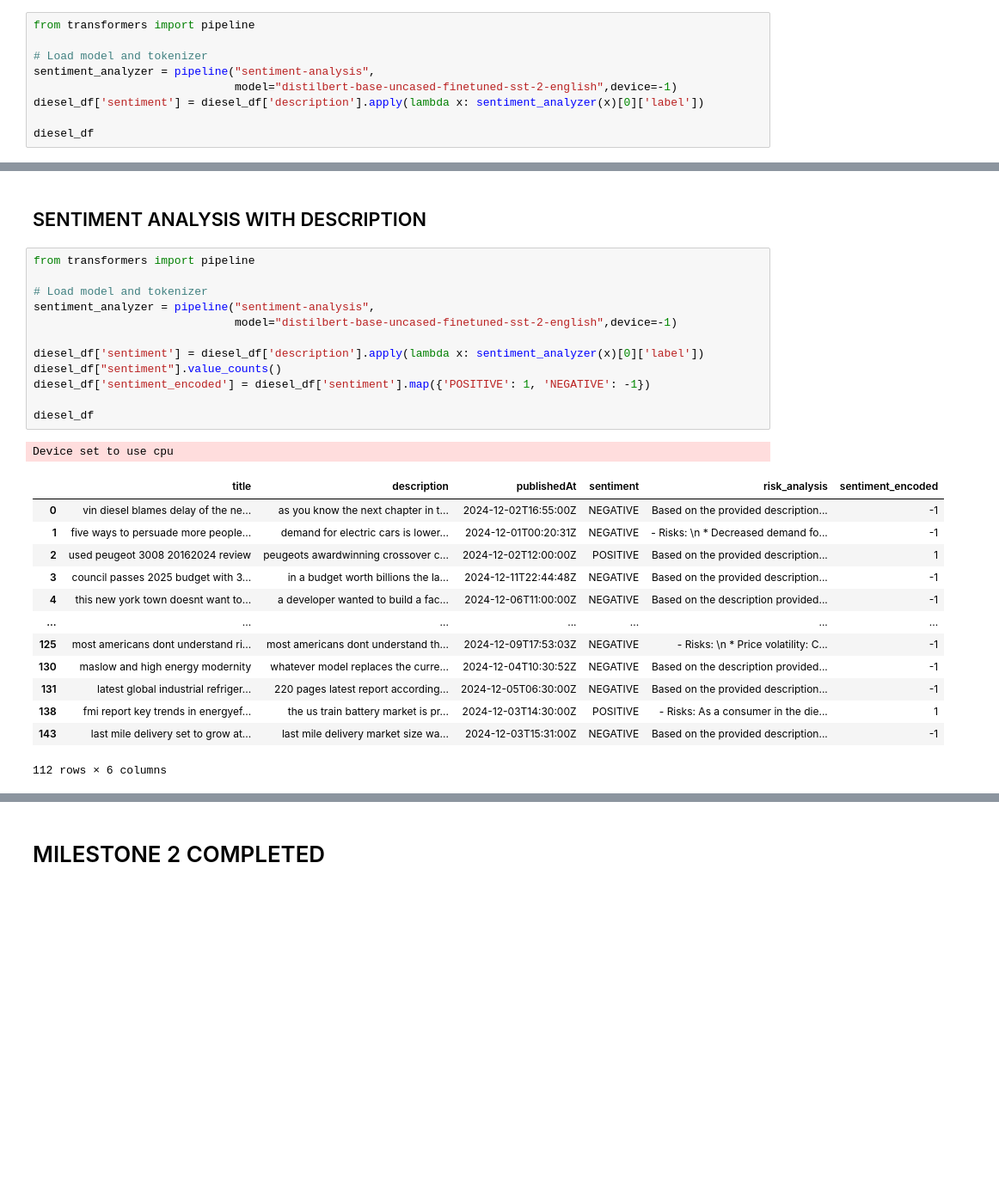
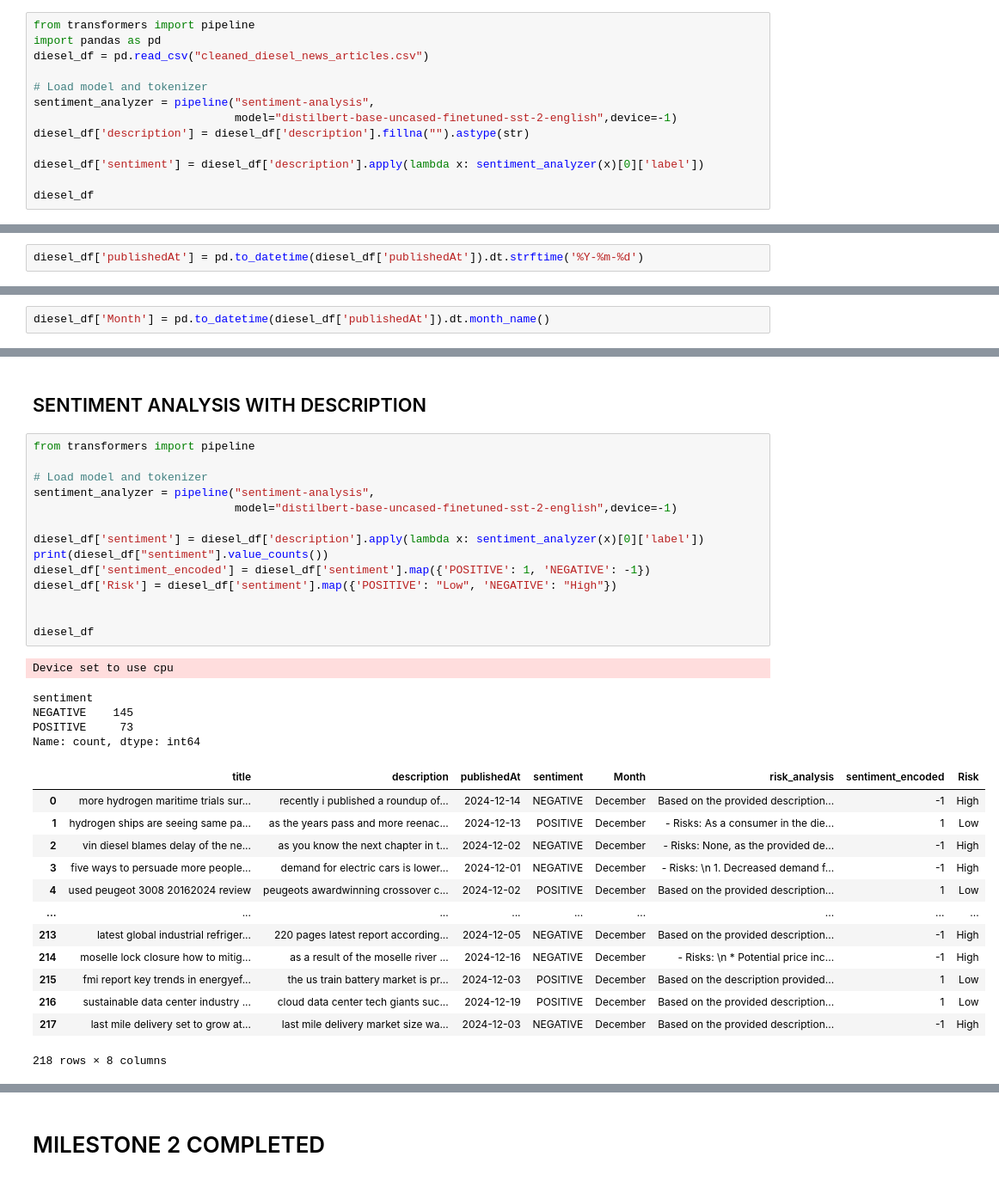
Before and after one commit to deepak12345678900/SupplyChainDisruption, a Jupyter notebook: MILESTONE2/diesel_supply_chain.ipynb, the cells around one changed output, grey strips where cells are left out. Shown at 86% size. Saved outputs shown, nothing was run; the diff lists cells and outputs as text; blank space fills up the shorter version.

```diff
--- a/MILESTONE2/diesel_supply_chain.ipynb
+++ b/MILESTONE2/diesel_supply_chain.ipynb
@@ -119,10 +119,14 @@ Diesel Data cleaned and saved.
 ## Sentiment Analysis for Diesel news articles
 # %%
 from transformers import pipeline
+import pandas as pd
+diesel_df = pd.read_csv("cleaned_diesel_news_articles.csv")
 
 # Load model and tokenizer
 sentiment_analyzer = pipeline("sentiment-analysis",
                               model="distilbert-base-uncased-finetuned-sst-2-english",device=-1)
+diesel_df['description'] = diesel_df['description'].fillna("").astype(str)
+
 diesel_df['sentiment'] = diesel_df['description'].apply(lambda x: sentiment_analyzer(x)[0]['label'])
 
 diesel_df
@@ -143,0 +148,2 @@ Device set to use cpu
+# %%
+diesel_df['publishedAt'] = pd.to_datetime(diesel_df['publishedAt']).dt.strftime('%Y-%m-%d')
@@ -143,0 +159,2 @@ Device set to use cpu
+# %%
+diesel_df['Month'] = pd.to_datetime(diesel_df['publishedAt']).dt.month_name()
@@ -225,27 +257,33 @@ diesel_df
 # %%
 from transformers import pipeline
 
 # Load model and tokenizer
 sentiment_analyzer = pipeline("sentiment-analysis",
                               model="distilbert-base-uncased-finetuned-sst-2-english",device=-1)
 
 diesel_df['sentiment'] = diesel_df['description'].apply(lambda x: sentiment_analyzer(x)[0]['label'])
-diesel_df["sentiment"].value_counts()
+print(diesel_df["sentiment"].value_counts())
 diesel_df['sentiment_encoded'] = diesel_df['sentiment'].map({'POSITIVE': 1, 'NEGATIVE': -1})
+diesel_df['Risk'] = diesel_df['sentiment'].map({'POSITIVE': "Low", 'NEGATIVE': "High"})
+
 
 diesel_df
 # %% [output]
 Device set to use cpu
+sentiment
+NEGATIVE    145
+POSITIVE     73
+Name: count, dtype: int64
-|  | title | description | publishedAt | sentiment | risk_analysis | sentiment_encoded |
-| 0 | vin diesel blames delay of the ne... | as you know the next chapter in t... | 2024-12-02T16:55:00Z | NEGATIVE | Based on the provided description... | -1 |
-| 1 | five ways to persuade more people... | demand for electric cars is lower... | 2024-12-01T00:20:31Z | NEGATIVE | - Risks: \n * Decreased demand fo... | -1 |
-| 2 | used peugeot 3008 20162024 review | peugeots awardwinning crossover c... | 2024-12-02T12:00:00Z | POSITIVE | Based on the provided description... | 1 |
-| 3 | council passes 2025 budget with 3... | in a budget worth billions the la... | 2024-12-11T22:44:48Z | NEGATIVE | Based on the provided description... | -1 |
-| 4 | this new york town doesnt want to... | a developer wanted to build a fac... | 2024-12-06T11:00:00Z | NEGATIVE | Based on the description provided... | -1 |
-| ... | ... | ... | ... | ... | ... | ... |
-| 125 | most americans dont understand ri... | most americans dont understand th... | 2024-12-09T17:53:03Z | NEGATIVE | - Risks: \n * Price volatility: C... | -1 |
-| 130 | maslow and high energy modernity | whatever model replaces the curre... | 2024-12-04T10:30:52Z | NEGATIVE | Based on the description provided... | -1 |
-| 131 | latest global industrial refriger... | 220 pages latest report according... | 2024-12-05T06:30:00Z | NEGATIVE | Based on the provided description... | -1 |
-| 138 | fmi report key trends in energyef... | the us train battery market is pr... | 2024-12-03T14:30:00Z | POSITIVE | - Risks: As a consumer in the die... | 1 |
-| 143 | last mile delivery set to grow at... | last mile delivery market size wa... | 2024-12-03T15:31:00Z | NEGATIVE | Based on the provided description... | -1 |
+|  | title | description | publishedAt | sentiment | Month | risk_analysis | sentiment_encoded | Risk |
+| 0 | more hydrogen maritime trials sur... | recently i published a roundup of... | 2024-12-14 | NEGATIVE | December | Based on the provided description... | -1 | High |
+| 1 | hydrogen ships are seeing same pa... | as the years pass and more reenac... | 2024-12-13 | POSITIVE | December | - Risks: As a consumer in the die... | 1 | Low |
+| 2 | vin diesel blames delay of the ne... | as you know the next chapter in t... | 2024-12-02 | NEGATIVE | December | - Risks: None, as the provided de... | -1 | High |
+| 3 | five ways to persuade more people... | demand for electric cars is lower... | 2024-12-01 | NEGATIVE | December | - Risks: \n 1. Decreased demand f... | -1 | High |
+| 4 | used peugeot 3008 20162024 review | peugeots awardwinning crossover c... | 2024-12-02 | POSITIVE | December | Based on the provided description... | 1 | Low |
+| ... | ... | ... | ... | ... | ... | ... | ... | ... |
+| 213 | latest global industrial refriger... | 220 pages latest report according... | 2024-12-05 | NEGATIVE | December | Based on the provided description... | -1 | High |
+| 214 | moselle lock closure how to mitig... | as a result of the moselle river ... | 2024-12-16 | NEGATIVE | December | - Risks: \n * Potential price inc... | -1 | High |
+| 215 | fmi report key trends in energyef... | the us train battery market is pr... | 2024-12-03 | POSITIVE | December | Based on the description provided... | 1 | Low |
+| 216 | sustainable data center industry ... | cloud data center tech giants suc... | 2024-12-19 | POSITIVE | December | Based on the provided description... | 1 | Low |
+| 217 | last mile delivery set to grow at... | last mile delivery market size wa... | 2024-12-03 | NEGATIVE | December | Based on the provided description... | -1 | High |
-112 rows × 6 columns
+218 rows × 8 columns
```
Also changed, not shown: parts of 7 cells of this notebook, 8 other files.
